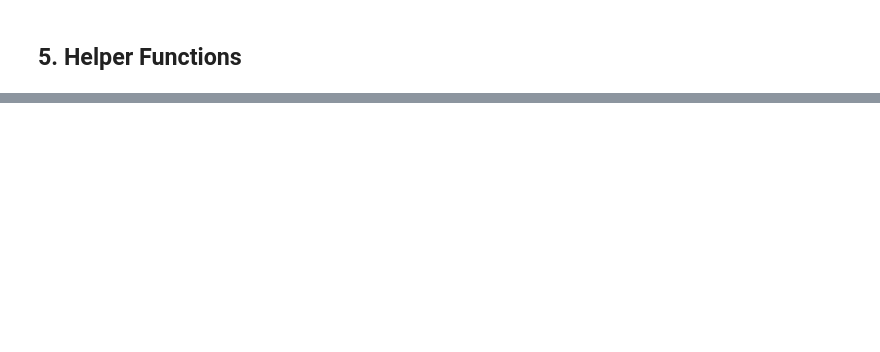
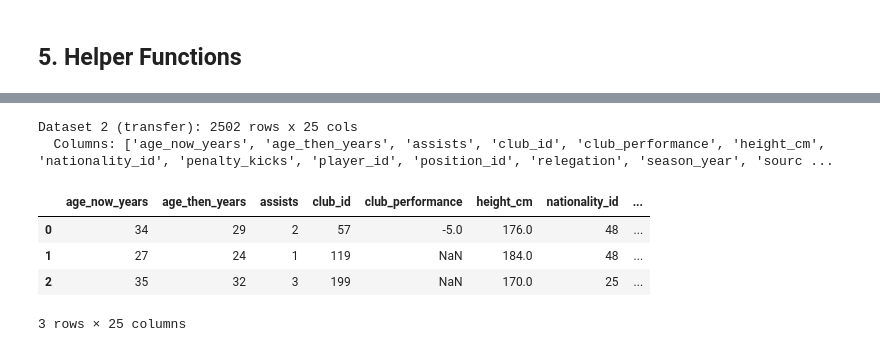
Before and after one commit to Ekene-James/fair-ds-experiment, a Jupyter notebook: notebooks/T2_4_create_views.ipynb, the cells around one changed output, grey strips where cells are left out. Cells and saved outputs as stored; diff of their text form; code cells hidden in the pictures; blank space fills up the shorter version.

```diff
--- a/notebooks/T2_4_create_views.ipynb
+++ b/notebooks/T2_4_create_views.ipynb
@@ -646,0 +449,12 @@ All required views registered successfully.
+# %%
+# ── Fetch all views ────────────────────────────────────────────────────────────
+print("Fetching views from DBRepo API...")
+print("-" * 50)
+
+df_forward     = fetch_view_df(client, DATABASE_ID, view_id_map, VIEW_FORWARD)
+df_transfer    = fetch_view_df(client, DATABASE_ID, view_id_map, VIEW_TRANSFER)
+df_combined    = fetch_view_df(client, DATABASE_ID, view_id_map, VIEW_COMBINED)
+df_player      = fetch_view_df(client, DATABASE_ID, view_id_map, VIEW_PLAYER)
+df_club        = fetch_view_df(client, DATABASE_ID, view_id_map, VIEW_CLUB)
+df_position    = fetch_view_df(client, DATABASE_ID, view_id_map, VIEW_POSITION)
+df_nationality = fetch_view_df(client, DATABASE_ID, view_id_map, VIEW_NATIONALITY)
@@ -646,0 +493,32 @@ All required views registered successfully.
+# %%
+# ── Reconstruct Dataset 2: transfer features ──────────────────────────────────
+# This is the PRIMARY ML dataset used by Project.ipynb
+# The ML model needs: position, nationality, club_name, age_then, age_now,
+# total_games, assists, penalty_kicks, total_minutes, total_goals,
+# height_cm, value_start_mln, season_year → predicts value_end_mln
+
+if (len(df_transfer) > 0 and len(df_player) > 0
+        and len(df_club) > 0 and len(df_position) > 0
+        and len(df_nationality) > 0):
+
+    ml_transfer = (
+        df_transfer
+        .merge(df_player,      on='player_id',      how='left')
+        .merge(df_club,        on='club_id',         how='left')
+        .merge(df_position,    on='position_id',     how='left')
+        .merge(df_nationality, on='nationality_id',  how='left')
+    )
+    print(f"Dataset 2 (transfer): {len(ml_transfer)} rows x {len(ml_transfer.columns)} cols")
+    print(f"  Columns: {ml_transfer.columns.tolist()}")
+    display(ml_transfer.head(3))
+else:
+    ml_transfer = pd.DataFrame()
+    print("Dataset 2: no data yet (run after T2.5 data load)")
+# %% [output]
+Dataset 2 (transfer): 2502 rows x 25 cols
+  Columns: ['age_now_years', 'age_then_years', 'assists', 'club_id', 'club_performance', 'height_cm', 'nationality_id', 'penalty_kicks', 'player_id', 'position_id', 'relegation', 'season_year', 'sourc ...
+|  | age_now_years | age_then_years | assists | club_id | club_performance | height_cm | nationality_id | ... |
+| 0 | 34 | 29 | 2 | 57 | -5.0 | 176.0 | 48 | ... |
+| 1 | 27 | 24 | 1 | 119 | NaN | 184.0 | 48 | ... |
+| 2 | 35 | 32 | 3 | 199 | NaN | 170.0 | 25 | ... |
+3 rows × 25 columns
```
Also changed, not shown: parts of 37 cells of this notebook, 29 other files.
